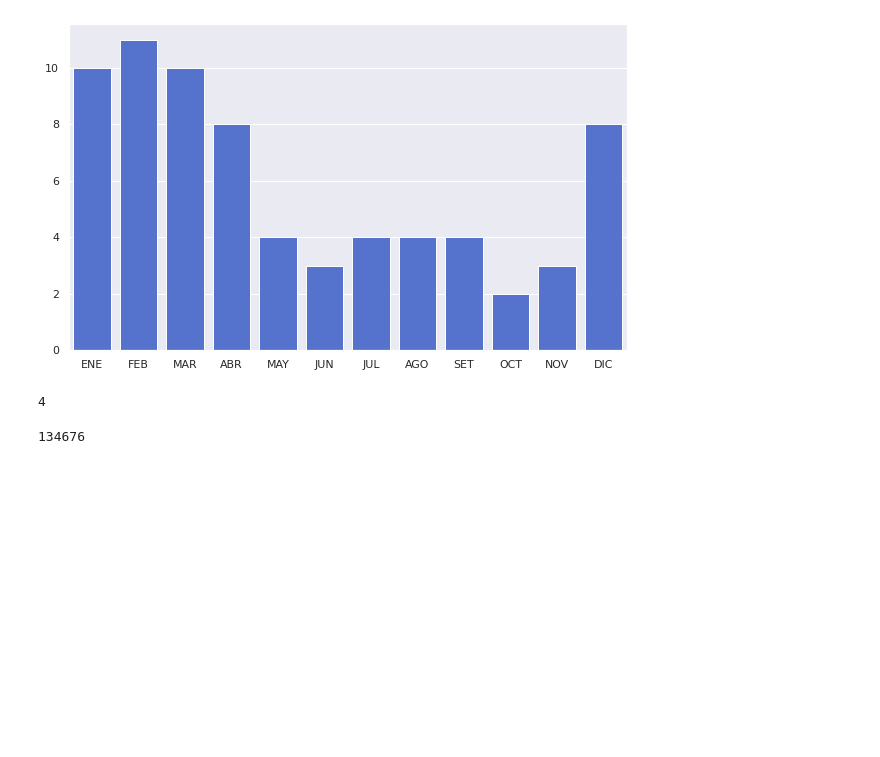
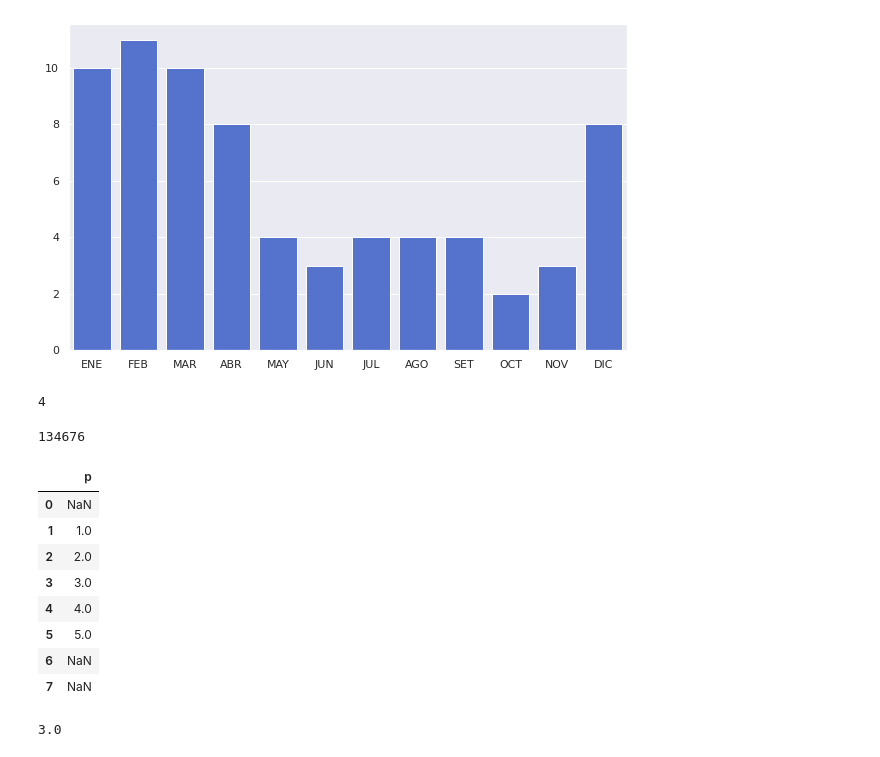
Before and after one commit to imn-climatologias-aeropuertos/climatologias-aeropuertos, a Jupyter notebook: clima.ipynb, the cells around one changed output. Drawn from its saved outputs; the diff is of its cells as text; code cells hidden in the pictures; blank space fills up the shorter version.

```diff
--- a/clima.ipynb
+++ b/clima.ipynb
@@ -98,3 +98,22 @@ val = np.count_nonzero(data["Hour"] != 0)
 val
 # %% [output]
 134676
+# %%
+arr = np.array([np.nan, 1, 2, 3, 4, 5, np.nan, np.nan])
+df = pd.DataFrame(arr, columns=["p"])
+df.head(8)
+# %% [output]
+|  | p |
+| 0 | NaN |
+| 1 | 1.0 |
+| 2 | 2.0 |
+| 3 | 3.0 |
+| 4 | 4.0 |
+| 5 | 5.0 |
+| 6 | NaN |
+| 7 | NaN |
+# %%
+mean = df["p"].mean()
+mean
+# %% [output]
+3.0
```
Also changed, not shown: 2 other files.
